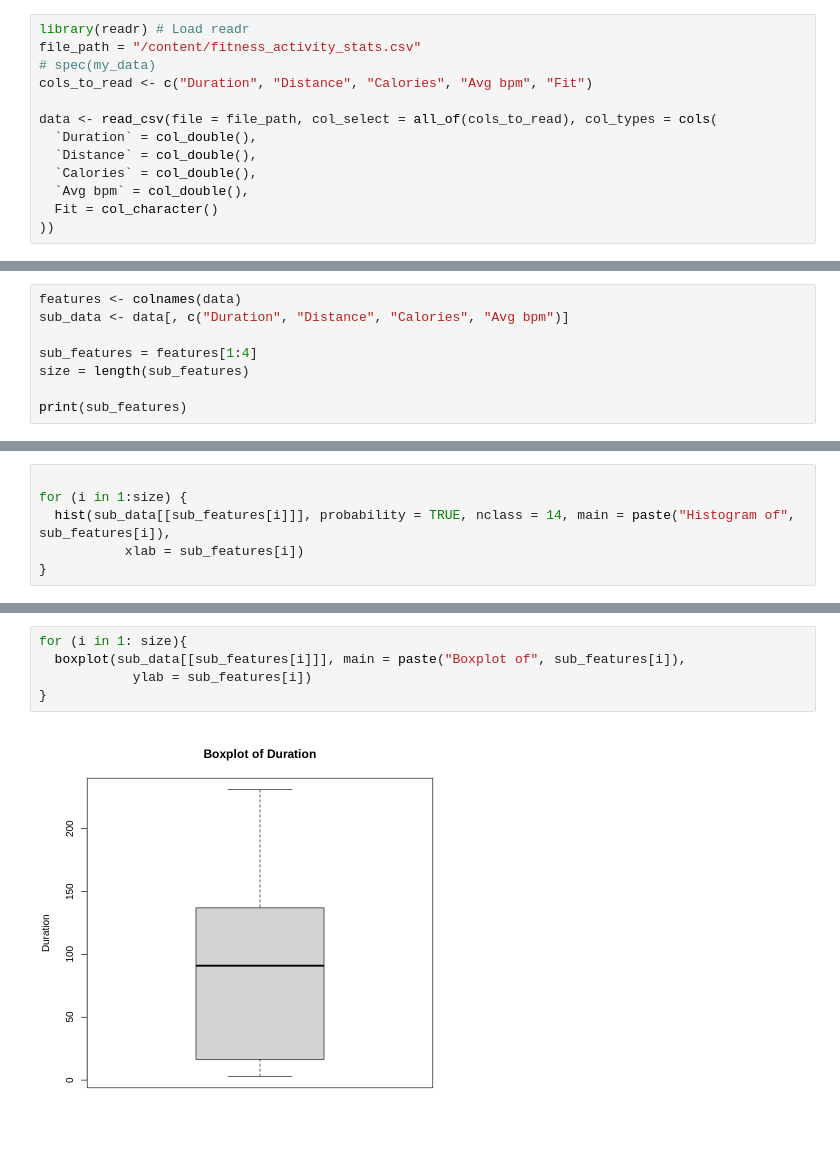
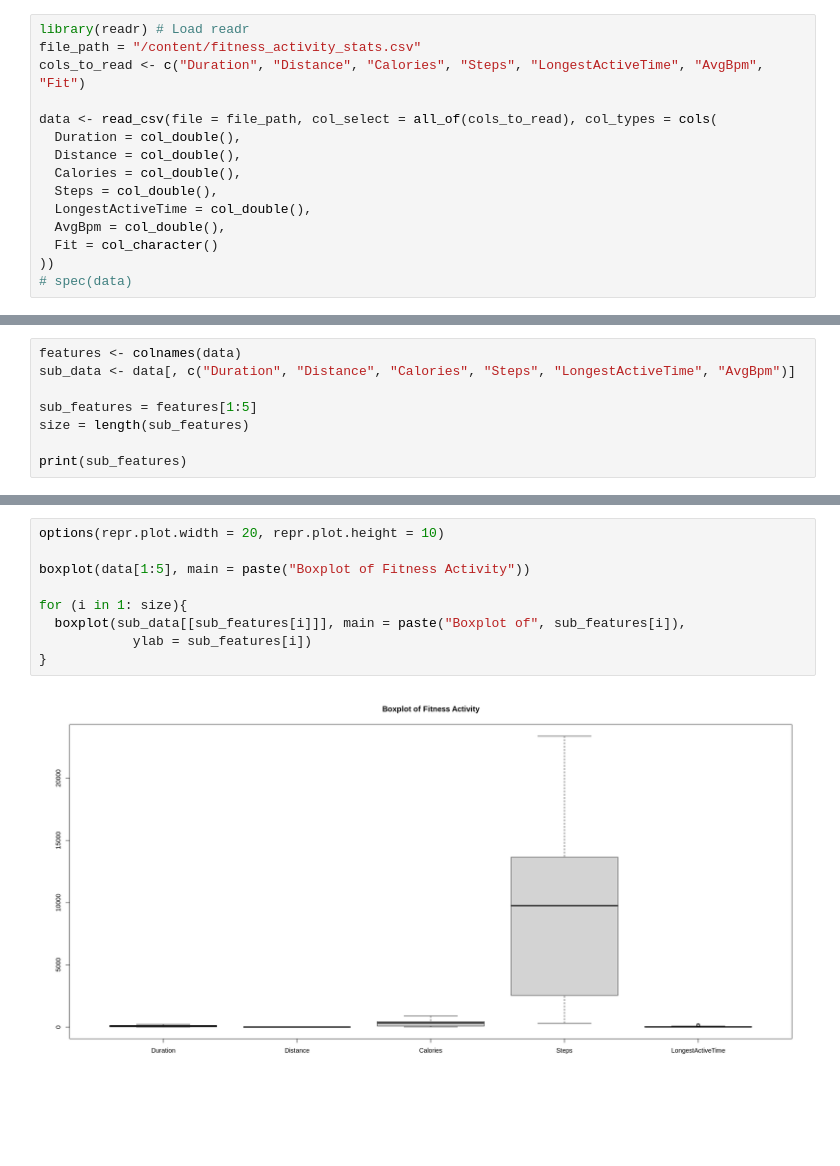
Before and after one commit to ovieimara/MATPMDA, a Jupyter notebook: MATPMDA_Portfolio.ipynb, the cells around one changed output, grey strips where cells are left out. Saved outputs shown, nothing was run; the diff lists cells and outputs as text; blank space fills up the shorter version.

Commit message:
Portfolio - Fitness Activity

```diff
--- a/MATPMDA_Portfolio.ipynb
+++ b/MATPMDA_Portfolio.ipynb
@@ -16,16 +16,18 @@ In this context our activity includes walking, and we are trying to investigate
 # %%
 library(readr) # Load readr
 file_path = "/content/fitness_activity_stats.csv"
-# spec(my_data)
-cols_to_read <- c("Duration", "Distance", "Calories", "Avg bpm", "Fit")
+cols_to_read <- c("Duration", "Distance", "Calories", "Steps", "LongestActiveTime", "AvgBpm", "Fit")
 
 data <- read_csv(file = file_path, col_select = all_of(cols_to_read), col_types = cols(
-  `Duration` = col_double(),
-  `Distance` = col_double(),
-  `Calories` = col_double(),
-  `Avg bpm` = col_double(),
+  Duration = col_double(),
+  Distance = col_double(),
+  Calories = col_double(),
+  Steps = col_double(),
+  LongestActiveTime = col_double(),
+  AvgBpm = col_double(),
   Fit = col_character()
 ))
+# spec(data)
 # %%
 head(data)
 # %% [output]
@@ -54,9 +56,9 @@ summary(data)
  Mode  :character
 # %%
 features <- colnames(data)
-sub_data <- data[, c("Duration", "Distance", "Calories", "Avg bpm")]
+sub_data <- data[, c("Duration", "Distance", "Calories", "Steps", "LongestActiveTime", "AvgBpm")]
 
-sub_features = features[1:4]
+sub_features = features[1:5]
 size = length(sub_features)
 
 print(sub_features)
@@ -65,6 +67,0 @@ print(sub_features)
-# %%
-
-for (i in 1:size) {
-  hist(sub_data[[sub_features[i]]], probability = TRUE, nclass = 14, main = paste("Histogram of", sub_features[i]),
-           xlab = sub_features[i])
-}
@@ -91,7 +100,11 @@ for (i in 1:(size-1)) {
 # %%
+options(repr.plot.width = 20, repr.plot.height = 10)
+
+boxplot(data[1:5], main = paste("Boxplot of Fitness Activity"))
+
 for (i in 1: size){
   boxplot(sub_data[[sub_features[i]]], main = paste("Boxplot of", sub_features[i]),
             ylab = sub_features[i])
 }
 # %% [output]
-[figure, old version]
+[figure, new version]
```
Also changed, not shown: parts of 20 cells of this notebook.
